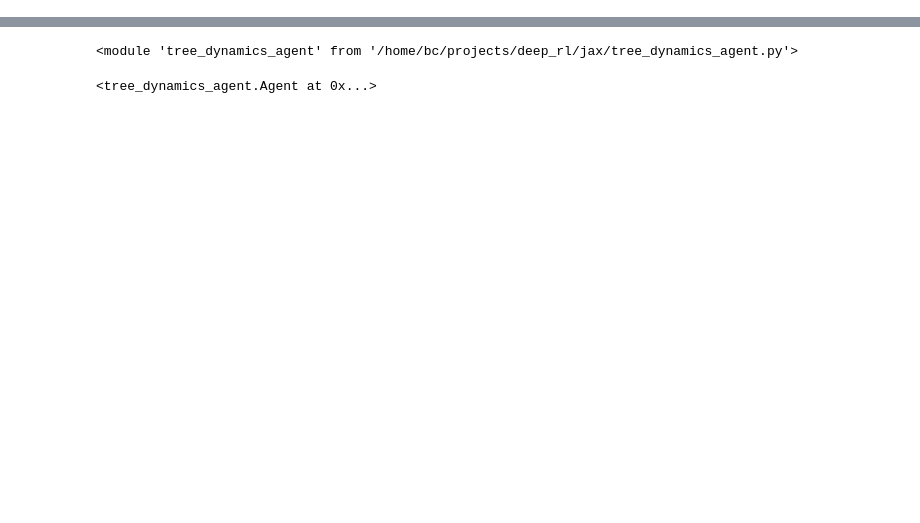
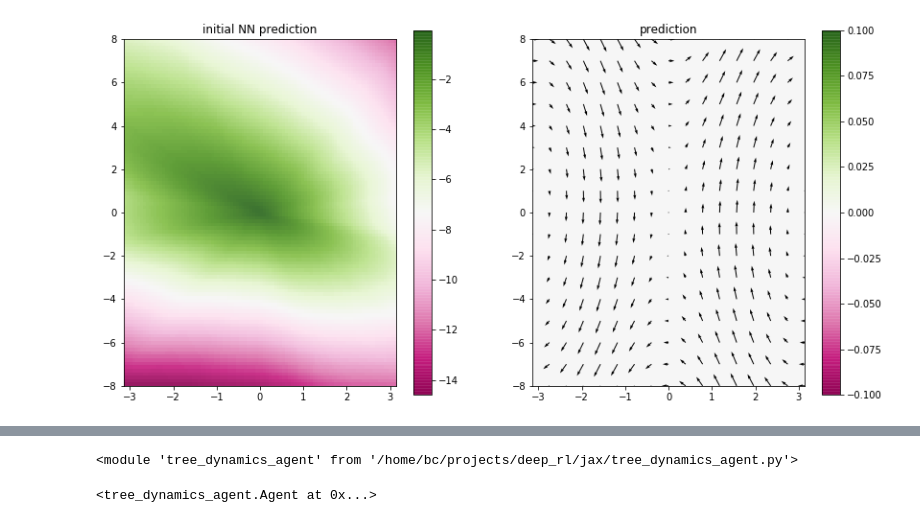
Before and after one commit to bcolloran/deep_rl_experiments, a Jupyter notebook: jax/pedulum_value_space_planning.ipynb, the cells around one changed output, grey strips where cells are left out. Saved outputs shown, nothing was run; the diff lists cells and outputs as text; code cells hidden in the pictures; blank space fills up the shorter version.

```diff
--- a/jax/pedulum_value_space_planning.ipynb
+++ b/jax/pedulum_value_space_planning.ipynb
@@ -178,0 +148,5 @@ def optimize_control(best_so_far, th, thdot, params, opt_iters, LR):
+# %%
+model = jnn.init_network_params_He([2,80,80,1])
+# jnn.predict(model,)
+
+# jnn.init_network_params_He
@@ -178,0 +227,5 @@ def optimize_control(best_so_far, th, thdot, params, opt_iters, LR):
+# %%
+p = Plotter2d(jnn.predict, model, n_grid=100, jupyter=True)
+# update_plot(Yhat, loss_list, batch_num)
+# %% [output]
+[figure, added]
```
Also changed, not shown: parts of 21 cells of this notebook, 1 other file.
